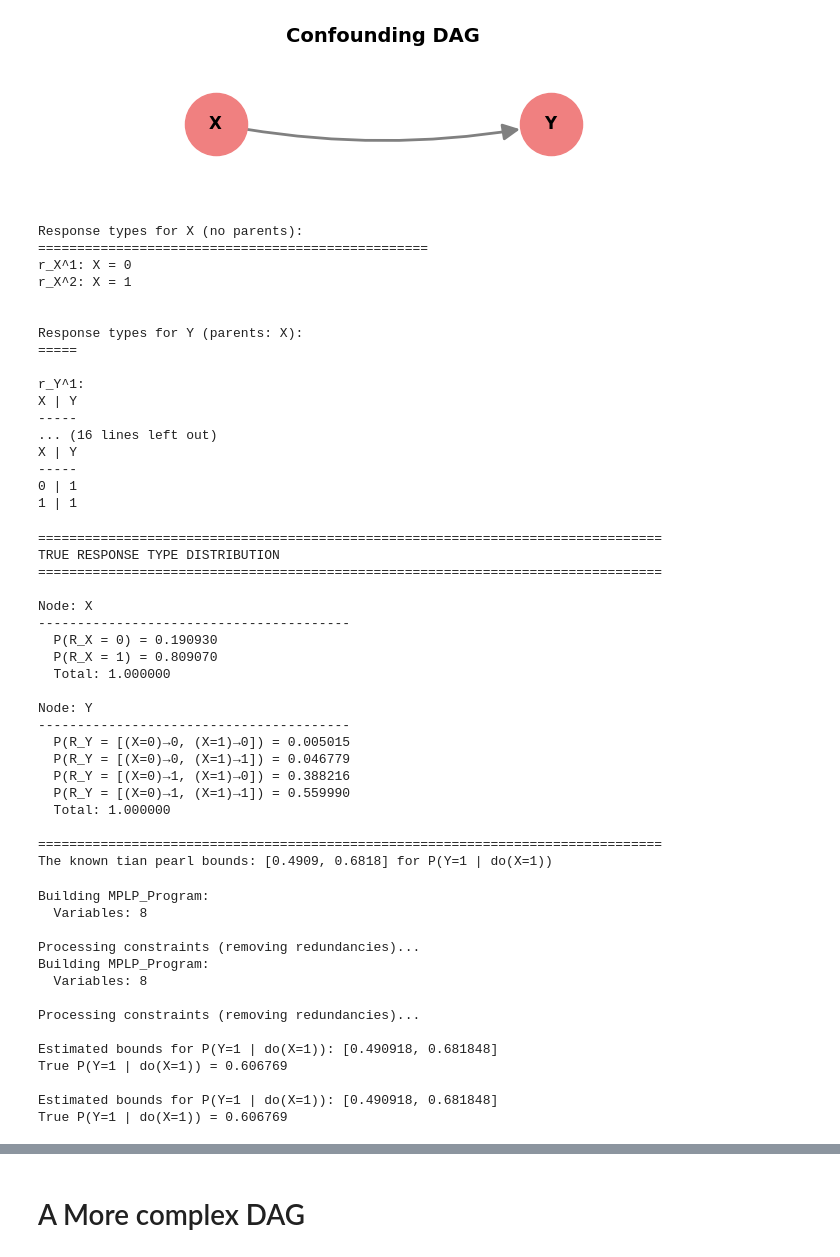
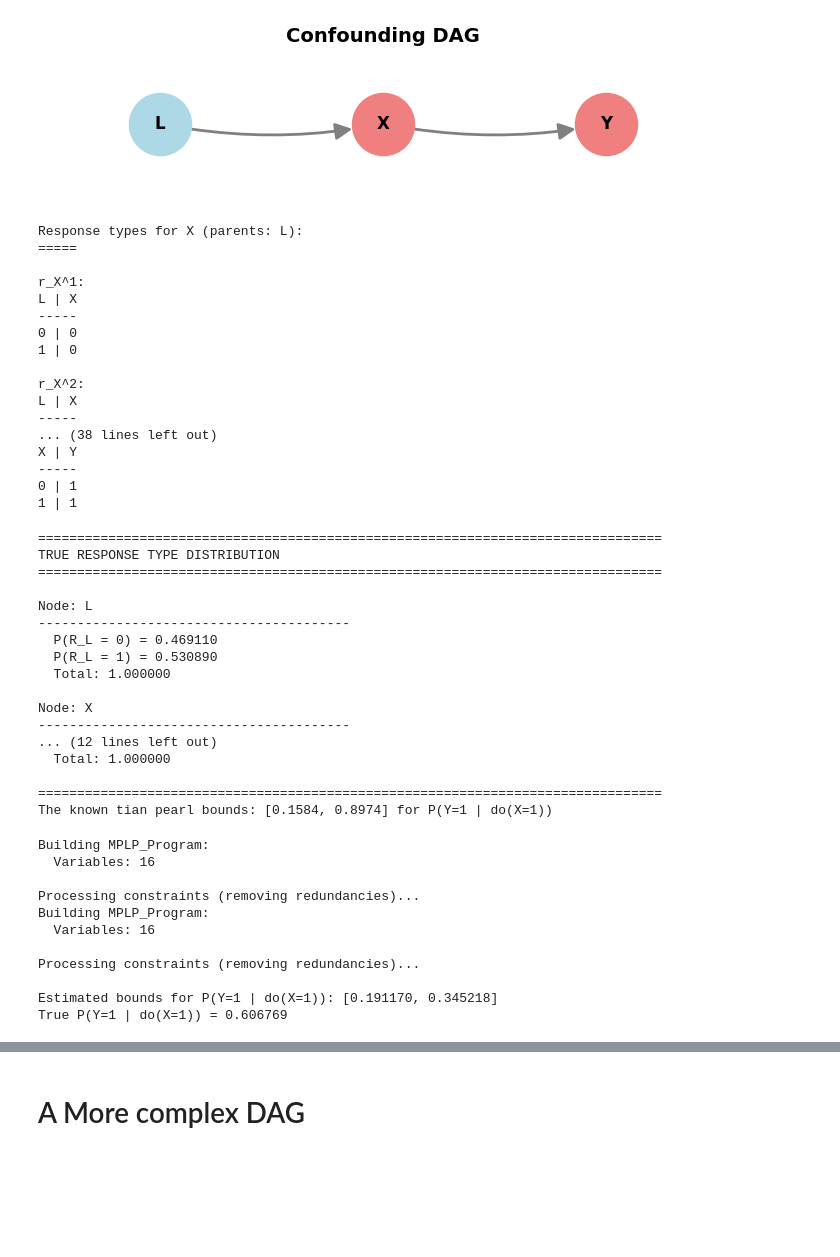
Before and after one commit to tmaringgele/Optimal-Experiments-for-Partial-Causal-Effect-Identification, a Jupyter notebook: complete_workflow.ipynb, the cells around one changed output, grey strips where cells are left out. Drawn from its saved outputs; the diff is of its cells as text; code cells hidden in the pictures; blank space fills up the shorter version.

```diff
--- a/complete_workflow.ipynb
+++ b/complete_workflow.ipynb
@@ -21,33 +21,35 @@ warnings.filterwarnings('ignore')
 # %%
 # 1. Generate a confounding DAG
 dag = DAG()
-X = dag.add_node('X', support={0, 1}, partition='L')
+X = dag.add_node('X', support={0, 1})
 Y = dag.add_node('Y', support={0, 1})
+L = dag.add_node('L', support={0, 1}, partition='L')
 # L0 = dag.add_node('L0', support={0, 1}, partition='L')
 dag.add_edge(X, Y)
+dag.add_edge(L, X)
 
 fig = dag.draw(figsize=(7, 2), title="Confounding DAG", with_labels=True)
 plt.show()
 # %% [output]
-[figure, old version]
+[figure, new version]
 # %%
 dag.generate_all_response_types()
 dag.print_response_type_table(X)
 dag.print_response_type_table(Y)
 # %% [output]
-Response types for X (no parents):
-==================================================
-r_X^1: X = 0
-r_X^2: X = 1
-
-
-Response types for Y (parents: X):
+Response types for X (parents: L):
 =====
 
-r_Y^1:
-X | Y
+r_X^1:
+L | X
 -----
-... (16 lines left out)
+0 | 0
+1 | 0
+
+r_X^2:
+L | X
+-----
+... (38 lines left out)
 X | Y
 -----
 0 | 1
@@ -56,8 +58,8 @@ X | Y
 # 3. Generate Data
 generator = DataGenerator(dag, seed=234)
 joint = generator.computeObservedJoint() #Dict[FrozenSet[Tuple[Node, int]], float]
-p11 = joint.get(frozenset({(X, 1), (Y, 1)}))
-p10 = joint.get(frozenset({(X, 1), (Y, 0)}))
+p11 = joint.get(frozenset({(X, 1), (Y, 1), (L, 1)}))
+p10 = joint.get(frozenset({(X, 1), (Y, 0), (L, 1)}))
 generator.print_true_distribution()
 print(f'The known tian pearl bounds: [{p11:.4f}, {1-p10:.4f}] for P(Y=1 | do(X=1))')
 # %% [output]
@@ -65,22 +67,19 @@ print(f'The known tian pearl bounds: [{p11:.4f}, {1-p10:.4f}] for P(Y=1 | do(X=1
 TRUE RESPONSE TYPE DISTRIBUTION
 ================================================================================
 
+Node: L
+----------------------------------------
+  P(R_L = 0) = 0.469110
+  P(R_L = 1) = 0.530890
+  Total: 1.000000
+
 Node: X
 ----------------------------------------
-  P(R_X = 0) = 0.190930
-  P(R_X = 1) = 0.809070
-  Total: 1.000000
-
-Node: Y
-----------------------------------------
-  P(R_Y = [(X=0)→0, (X=1)→0]) = 0.005015
-  P(R_Y = [(X=0)→0, (X=1)→1]) = 0.046779
-  P(R_Y = [(X=0)→1, (X=1)→0]) = 0.388216
-  P(R_Y = [(X=0)→1, (X=1)→1]) = 0.559990
+... (12 lines left out)
   Total: 1.000000
 
 ================================================================================
-The known tian pearl bounds: [0.4909, 0.6818] for P(Y=1 | do(X=1))
+The known tian pearl bounds: [0.1584, 0.8974] for P(Y=1 | do(X=1))
 # %%
 # 4. Create SCM
 scm = SCM(dag, generator)
@@ -106,19 +105,16 @@ true_prob = generator.computeTrueIntervention(
 print(f"True P(Y=1 | do(X=1)) = {true_prob:.6f}")
 # %% [output]
 Building MPLP_Program:
-  Variables: 8
+  Variables: 16
 
 Processing constraints (removing redundancies)...
 Building MPLP_Program:
-  Variables: 8
+  Variables: 16
 
 Processing constraints (removing redundancies)...
 
-Estimated bounds for P(Y=1 | do(X=1)): [0.490918, 0.681848]
+Estimated bounds for P(Y=1 | do(X=1)): [0.191170, 0.345218]
 True P(Y=1 | do(X=1)) = 0.606769
-
-Estimated bounds for P(Y=1 | do(X=1)): [0.490918, 0.681848]
-True P(Y=1 | do(X=1)) = 0.606769
 # %%
 # Create intervention data for autobound
 # We need to create a DataFrame with intervention results
```
Also changed, not shown: parts of 13 cells of this notebook, 4 other files.
